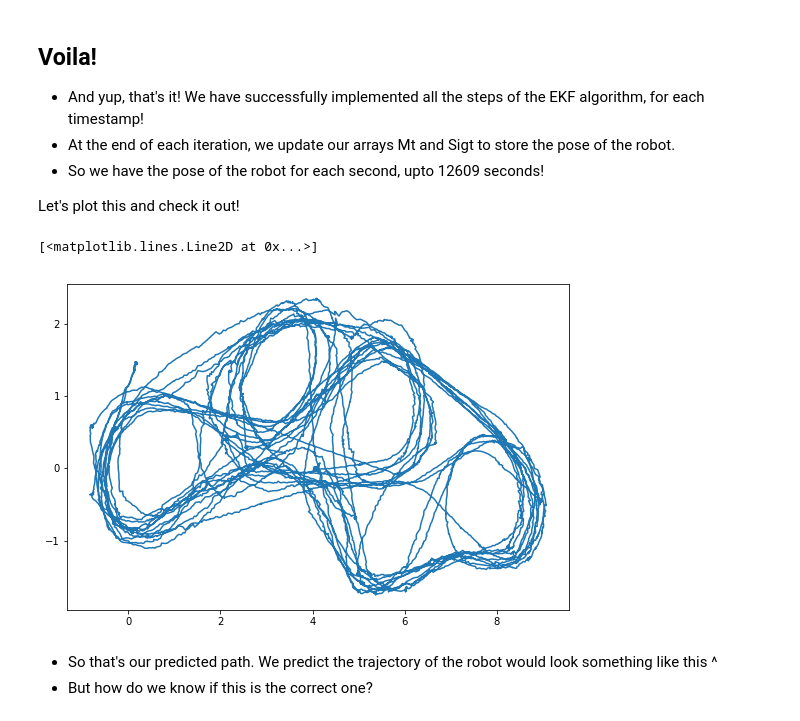
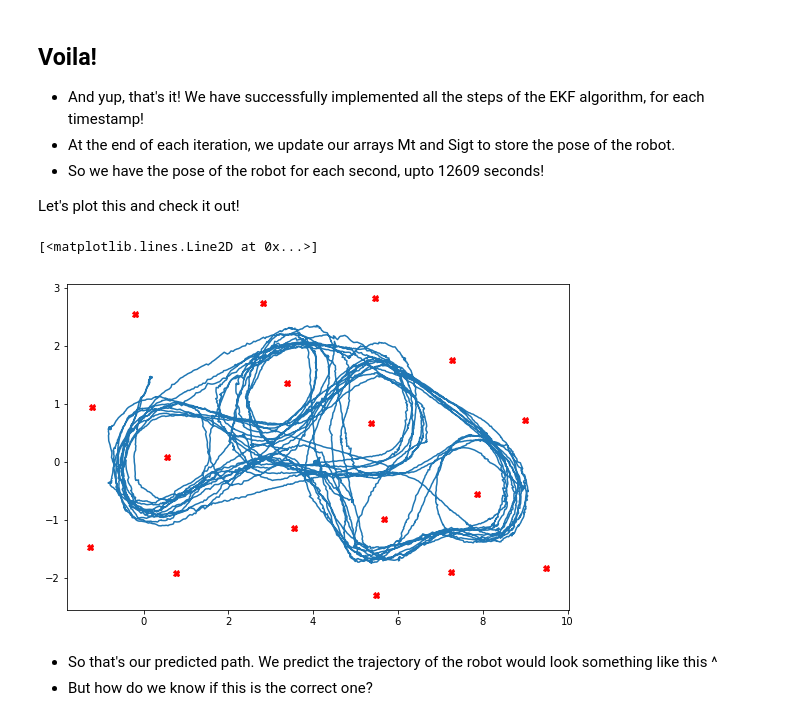
Before and after one commit to BonJovi1/EKF-localisation, a Jupyter notebook: code.ipynb, the cells around one changed output. Drawn from its saved outputs; the diff is of its cells as text; code cells hidden in the pictures.

Commit message:
adding plots and jacobian computations

```diff
--- a/code.ipynb
+++ b/code.ipynb
@@ -236,16 +250,17 @@ Let's plot this and check it out!
 # %%
 x = []
 y = []
 
 for m in np.array(Mt):
     x.append(m[0][0])
     y.append(m[1][0])
 
 plt.figure(figsize = (9,6))
+plt.plot(landmarks[:,0], landmarks[:,1], 'rX')
 plt.plot(x, y)
 # %% [output]
 [<matplotlib.lines.Line2D at 0x...>]
-[figure, old version]
+[figure, new version]
 # %% [markdown]
 - So that's our predicted path. We predict the trajectory of the robot would look something like this ^
 - But how do we know if this is the correct one?
```
Also changed, not shown: parts of 10 cells of this notebook, 9 other files.
